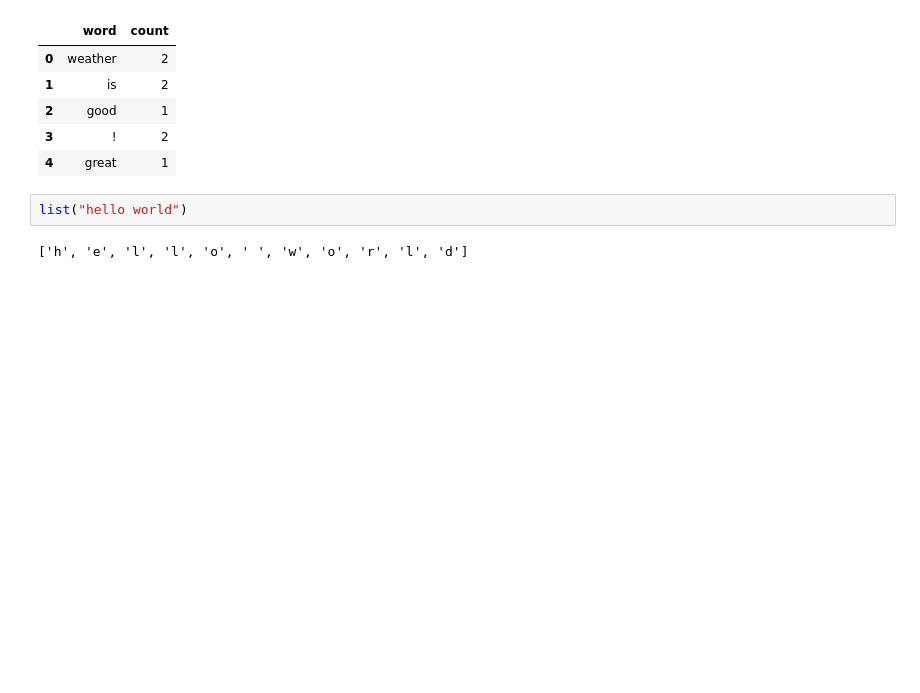
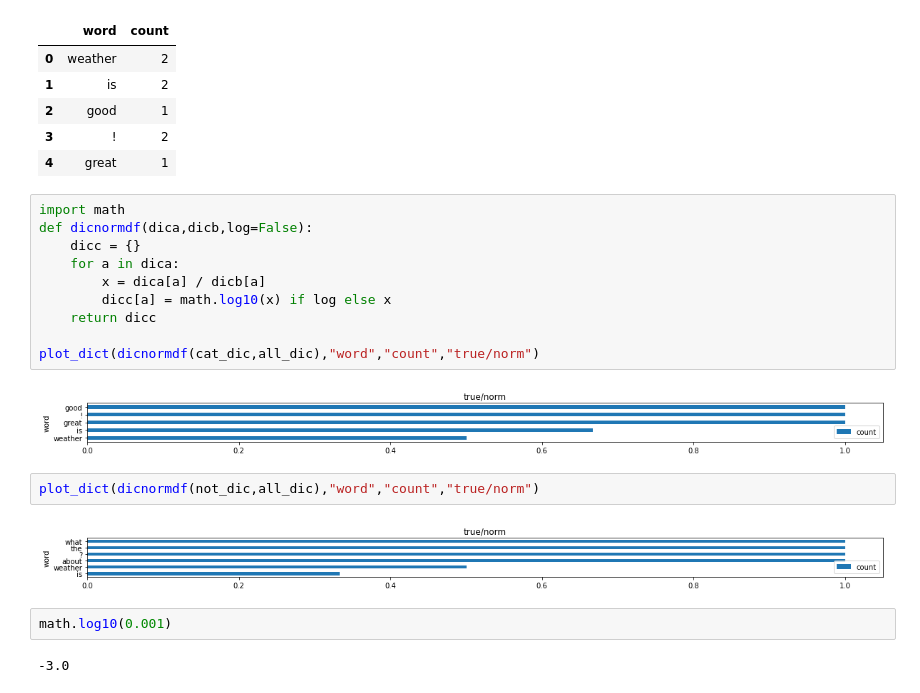
Before and after one commit to aigents/pygents, a Jupyter notebook: notebooks/nlp/sentiment/pattern_learn_test.ipynb, the cells around one changed output. Saved outputs shown, nothing was run; the diff lists cells and outputs as text; blank space fills up the shorter version.

```diff
--- a/notebooks/nlp/sentiment/pattern_learn_test.ipynb
+++ b/notebooks/nlp/sentiment/pattern_learn_test.ipynb
@@ -82,7 +82,23 @@ df_cat
 | 2 | good | 1 |
 | 3 | ! | 2 |
 | 4 | great | 1 |
+# %%
+import math
+def dicnormdf(dica,dicb,log=False):
+    dicc = {}
+    for a in dica:
+        x = dica[a] / dicb[a]
+        dicc[a] = math.log10(x) if log else x
+    return dicc
+
+plot_dict(dicnormdf(cat_dic,all_dic),"word","count","true/norm")
+# %% [output]
+[figure, added]
 # %%
-list("hello world")
+plot_dict(dicnormdf(not_dic,all_dic),"word","count","true/norm")
 # %% [output]
-['h', 'e', 'l', 'l', 'o', ' ', 'w', 'o', 'r', 'l', 'd']
+[figure, added]
+# %%
+math.log10(0.001)
+# %% [output]
+-3.0
```
Also changed, not shown: parts of 6 cells of this notebook.
